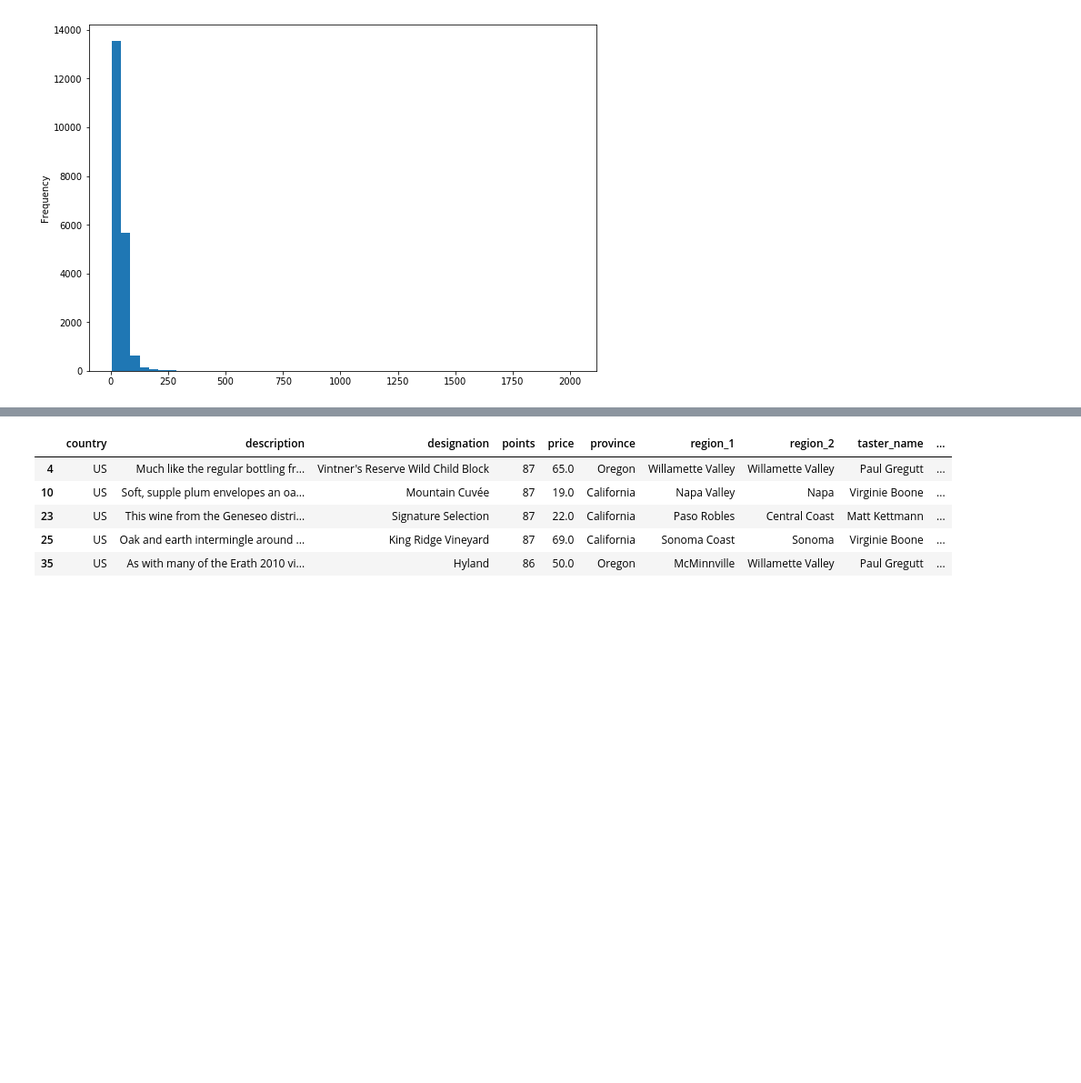
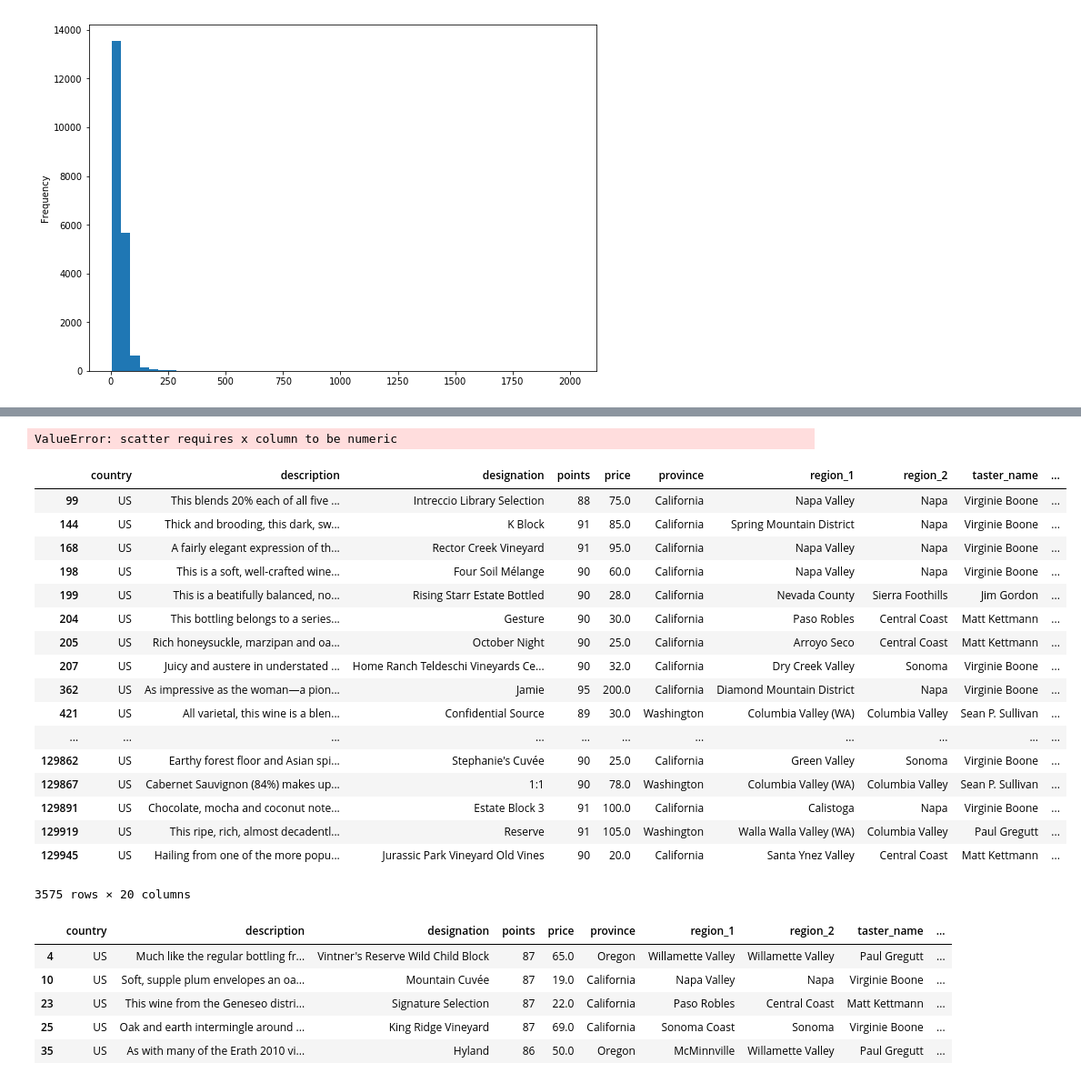
Before and after one commit to jbertscher/wining-and-mining, a Jupyter notebook: notebooks/2.0-jb-modelling-wine-score.ipynb, the cells around one changed output, grey strips where cells are left out. Shown: that part at 91% size. Drawn from its saved outputs; the diff is of its cells as text; code cells hidden in the pictures; blank space fills up the shorter version.

```diff
--- a/notebooks/2.0-jb-modelling-wine-score.ipynb
+++ b/notebooks/2.0-jb-modelling-wine-score.ipynb
@@ -133,3 +209,32 @@ Name: price, dtype: float64
+# %%
+wine.plot.scatter(y='scaled_points_per_dollar', x='price', c='points', colormap='jet', figsize=(20,15), sharex=False)
+plt.show()
+
+wine.plot.scatter(y='scaled_points_per_dollar', x='points', c='price', colormap='jet', figsize=(20,15), sharex=False)
+plt.show()
+# %% [output]
+ValueError: scatter requires x column to be numeric
+# %%
+wine.loc[(wine['normalised_points_per_dollar']>-5) & (wine['normalised_points_per_dollar']<5)]
+# %% [output]
+|  | country | description | designation | points | price | province | region_1 | region_2 | taster_name | ... |
+| 99 | US | This blends 20% each of all five ... | Intreccio Library Selection | 88 | 75.0 | California | Napa Valley | Napa | Virginie Boone | ... |
+| 144 | US | Thick and brooding, this dark, sw... | K Block | 91 | 85.0 | California | Spring Mountain District | Napa | Virginie Boone | ... |
+| 168 | US | A fairly elegant expression of th... | Rector Creek Vineyard | 91 | 95.0 | California | Napa Valley | Napa | Virginie Boone | ... |
+| 198 | US | This is a soft, well-crafted wine... | Four Soil Mélange | 90 | 60.0 | California | Napa Valley | Napa | Virginie Boone | ... |
+| 199 | US | This is a beatifully balanced, no... | Rising Starr Estate Bottled | 90 | 28.0 | California | Nevada County | Sierra Foothills | Jim Gordon | ... |
+| 204 | US | This bottling belongs to a series... | Gesture | 90 | 30.0 | California | Paso Robles | Central Coast | Matt Kettmann | ... |
+| 205 | US | Rich honeysuckle, marzipan and oa... | October Night | 90 | 25.0 | California | Arroyo Seco | Central Coast | Matt Kettmann | ... |
+| 207 | US | Juicy and austere in understated ... | Home Ranch Teldeschi Vineyards Ce... | 90 | 32.0 | California | Dry Creek Valley | Sonoma | Virginie Boone | ... |
+| 362 | US | As impressive as the woman—a pion... | Jamie | 95 | 200.0 | California | Diamond Mountain District | Napa | Virginie Boone | ... |
+| 421 | US | All varietal, this wine is a blen... | Confidential Source | 89 | 30.0 | Washington | Columbia Valley (WA) | Columbia Valley | Sean P. Sullivan | ... |
+| ... | ... | ... | ... | ... | ... | ... | ... | ... | ... | ... |
+| 129862 | US | Earthy forest floor and Asian spi... | Stephanie's Cuvée | 90 | 25.0 | California | Green Valley | Sonoma | Virginie Boone | ... |
+| 129867 | US | Cabernet Sauvignon (84%) makes up... | 1:1 | 90 | 78.0 | Washington | Columbia Valley (WA) | Columbia Valley | Sean P. Sullivan | ... |
+| 129891 | US | Chocolate, mocha and coconut note... | Estate Block 3 | 91 | 100.0 | California | Calistoga | Napa | Virginie Boone | ... |
+| 129919 | US | This ripe, rich, almost decadentl... | Reserve | 91 | 105.0 | Washington | Walla Walla Valley (WA) | Columbia Valley | Paul Gregutt | ... |
+| 129945 | US | Hailing from one of the more popu... | Jurassic Park Vineyard Old Vines | 90 | 20.0 | California | Santa Ynez Valley | Central Coast | Matt Kettmann | ... |
+3575 rows × 20 columns
 # %%
 price_ranges = [5.0, 25.0, 36.0, 50.0, 2013.0]
 labels = ['5-25', '25-36', '36-50', '50-2013']
```
Also changed, not shown: parts of 11 cells of this notebook, 1 other file.
